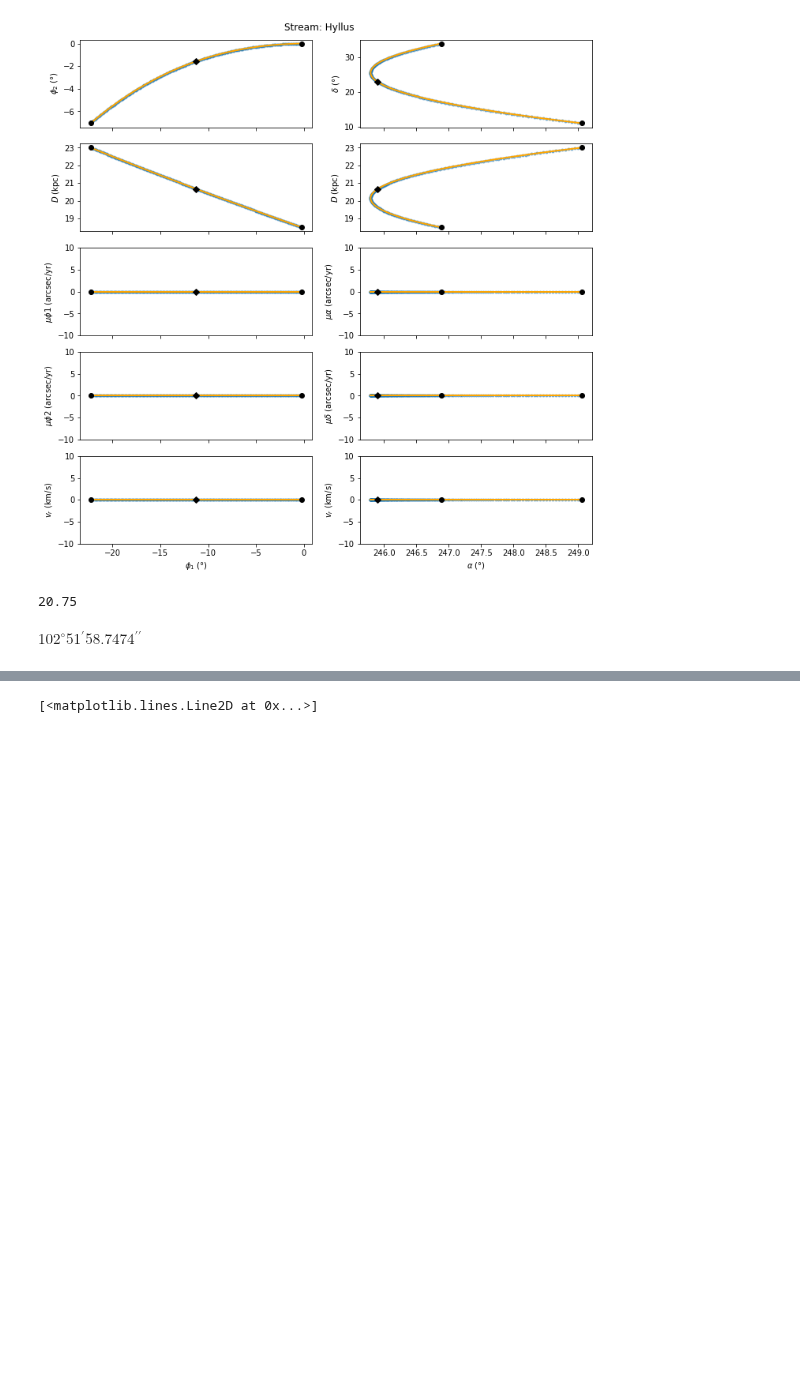
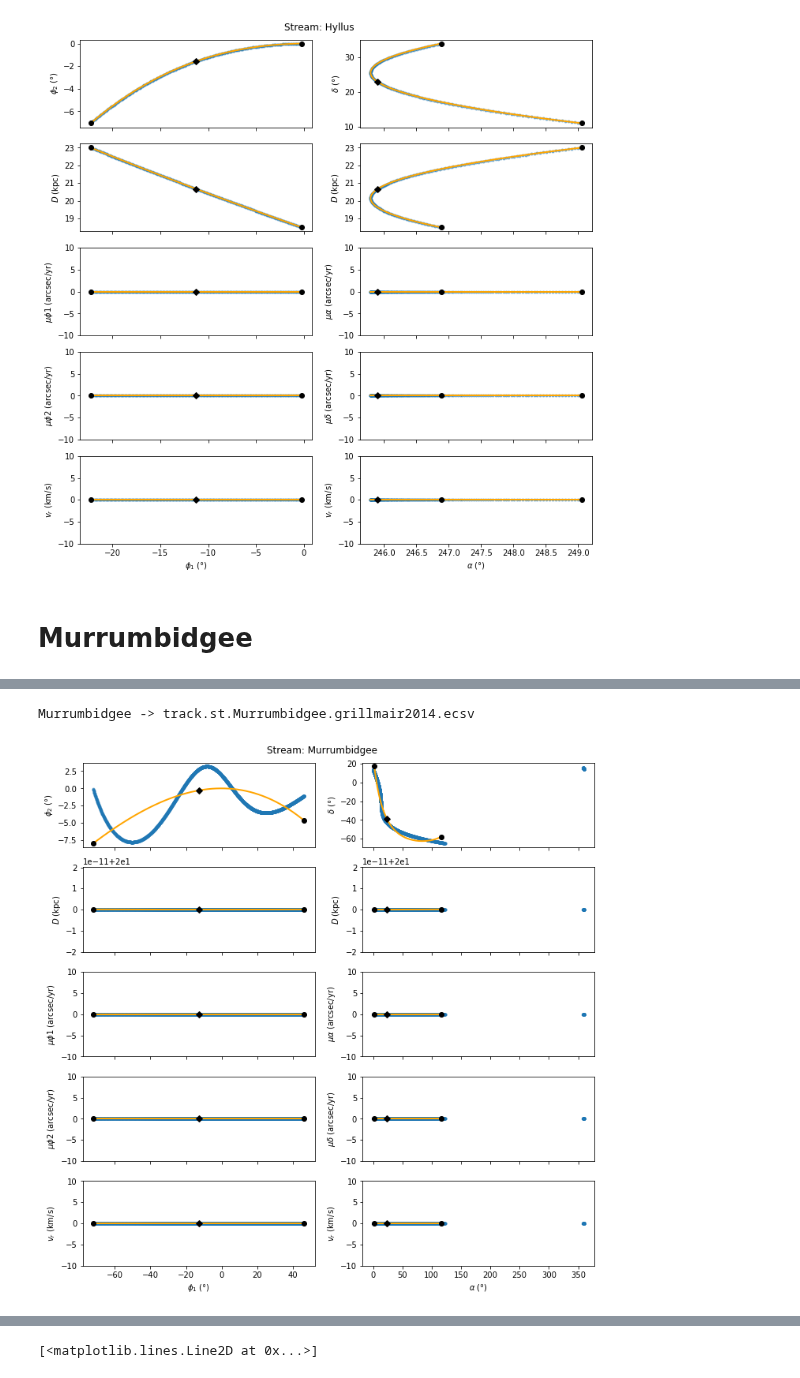
Before and after one commit to cmateu/galstreams, a Jupyter notebook: galstreams/tracks/standardized_tracks.ipynb, the cells around one changed output, grey strips where cells are left out. Cells and saved outputs as stored; diff of their text form; code cells hidden in the pictures; blank space fills up the shorter version.

```diff
--- a/galstreams/tracks/standardized_tracks.ipynb
+++ b/galstreams/tracks/standardized_tracks.ipynb
@@ -630,11 +629,41 @@ stream_plot(obs, track, track_end_points, track_mid_point, stream_fr, saveplot=T
 # %% [output]
 Hyllus -> track.st.Hyllus.grillmair2014.ecsv
 [figure]
-# %%
-np.mean([18.5,23.])
-# %% [output]
-20.75
-# %%
-mid_pole.ra
-# %% [output]
-$102^\circ51{}^\prime58.7474{}^{\prime\prime}$
+# %% [markdown]
+Murrumbidgee
+===========
+# %%
+#Murrumbidgee, From Grillmair 2017b
+dec=np.linspace(-65,+16.,3000)
+#dec range is not clear in G17's paper, the fiducial point is not included in the mentioned
+#range -65<dec<-30.
+#print bovyc.lb_to_radec(180.,-5.)
+ra=367.893 -0.4647*dec -0.00862*dec**2 + 0.000118*dec**3 +1.2347e-6*dec**4 -1.13758e-7*dec**5
+ra=ra % 360.
+
+zeros=np.zeros(ra.size)
+width=0.5*u.deg
+D = 20.+zeros
+#Fd = scipy.interpolate.interp1d([dec[-1],dec[0]],[18.5,23.],kind='linear',bounds_error=False)
+#D = Fd(dec)*u.kpc    #Ro,Rf are passed in kpc
+
+Ref = "grillmair2017b"
+Name,ShortName= "Murrumbidgee","Mur"
+
+obs = ac.SkyCoord(ra=ra*u.deg, dec=dec*u.deg, distance=D*u.kpc, frame='fk5',
+                 pm_ra_cosdec=zeros*u.arcsec/u.yr, pm_dec=zeros*u.arcsec/u.yr)
+
+track, track_width, track_end_points, track_mid_point, mid_pole, stream_fr, track_fits = get_track_from_points(obs.icrs)
+
+#Print track out
+ofileroot = f"track.st.{Name}.{Ref}"
+print(f"{Name} -> {ofileroot}.ecsv")
+save_track_ecsv(f"{ofileroot}.ecsv",track)
+
+#Save track summary - one line per stream. Yes, I prefer this. That way each stream's summary can be independently updated.
+ofilesn = f"{ofileroot}.summary.ecsv"
+save_summary_ecsv(ofilesn, track_end_points, track_mid_point, mid_pole, StreamName=Name, StreamShortName=ShortName )
+
+#While we're at it. Make plot and save
+stream_plot(obs, track, track_end_points, track_mid_point, stream_fr, saveplot=True, plotfilen=ofileroot+".png",  clf=False, StreamName=Name, plot_obs=True)
+# %% [output]
@@ -640,0 +671,2 @@ $102^\circ51{}^\prime58.7474{}^{\prime\prime}$
+Murrumbidgee -> track.st.Murrumbidgee.grillmair2014.ecsv
+[figure, added]
```
Also changed, not shown: parts of 11 cells of this notebook.
